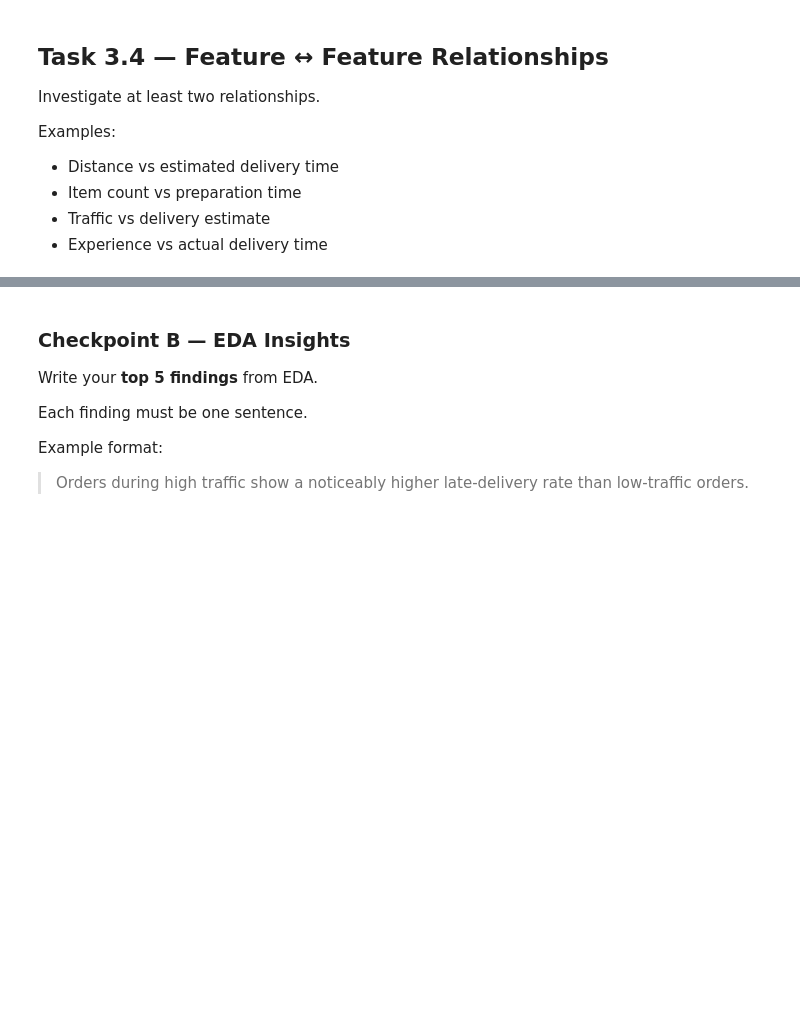
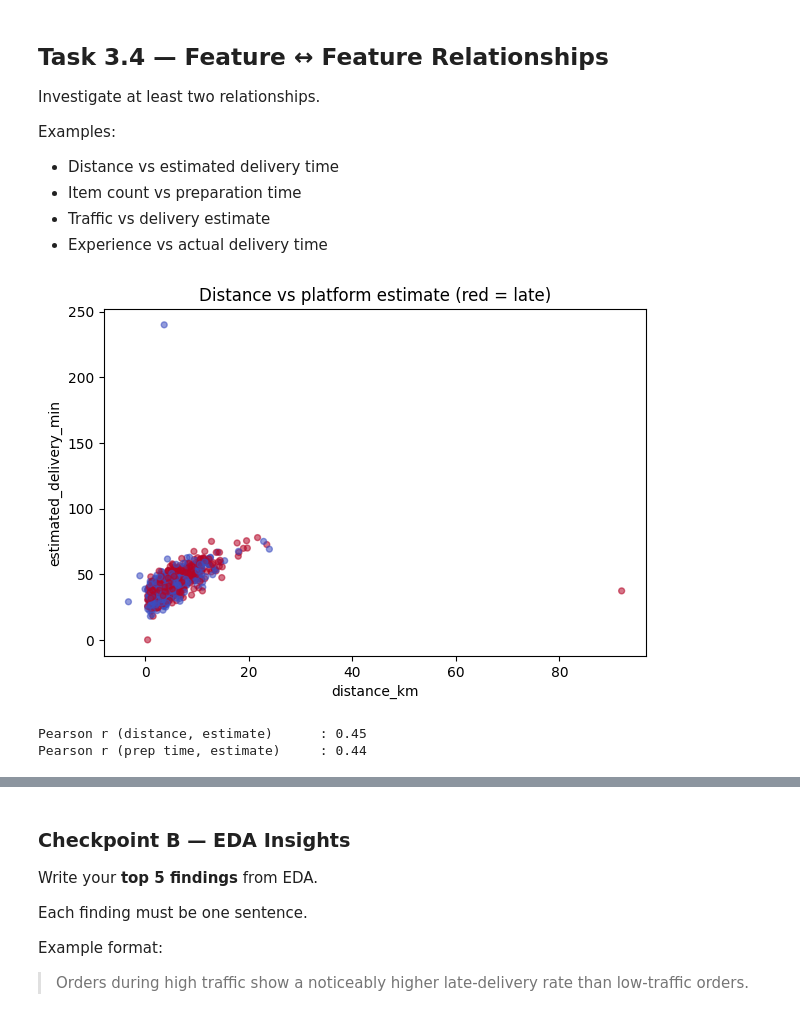
Before and after one commit to Reemahru/FoodDeliveryOperations, a Jupyter notebook: Food_Delivery_Data_Challenge_Student_ADVANCED_(1).ipynb, the cells around one changed output, grey strips where cells are left out. Saved outputs shown, nothing was run; the diff lists cells and outputs as text; code cells hidden in the pictures; blank space fills up the shorter version.

```diff
--- a/Food_Delivery_Data_Challenge_Student_ADVANCED_(1).ipynb
+++ b/Food_Delivery_Data_Challenge_Student_ADVANCED_(1).ipynb
@@ -864,0 +861,13 @@ Examples:
+# %%
+# TODO 3.4 — Relationship 1
+d = df.dropna(subset=["distance_km", "estimated_delivery_min"])
+plt.figure(figsize=(7, 4.5))
+plt.scatter(d["distance_km"], d["estimated_delivery_min"], c=d["late_delivery"], cmap="coolwarm", alpha=.55, s=18)
+plt.xlabel("distance_km"); plt.ylabel("estimated_delivery_min"); plt.title("Distance vs platform estimate (red = late)")
+plt.show()
+print("Pearson r (distance, estimate)      : %.2f" % d["distance_km"].corr(d["estimated_delivery_min"]))
+print("Pearson r (prep time, estimate)     : %.2f" % df["estimated_prep_min"].corr(df["estimated_delivery_min"]))
+# %% [output]
+[figure, added]
+Pearson r (distance, estimate)      : 0.45
+Pearson r (prep time, estimate)     : 0.44
```
Also changed, not shown: parts of 3 cells of this notebook.
